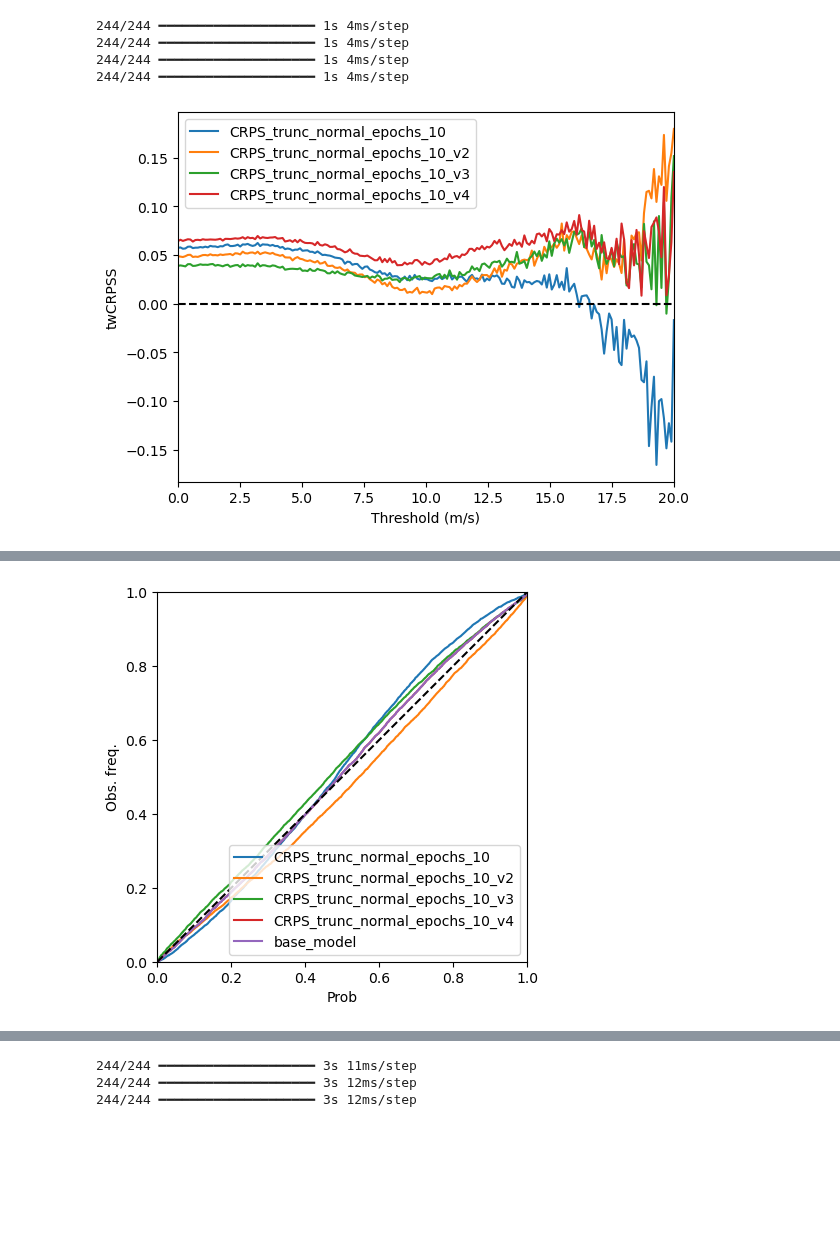
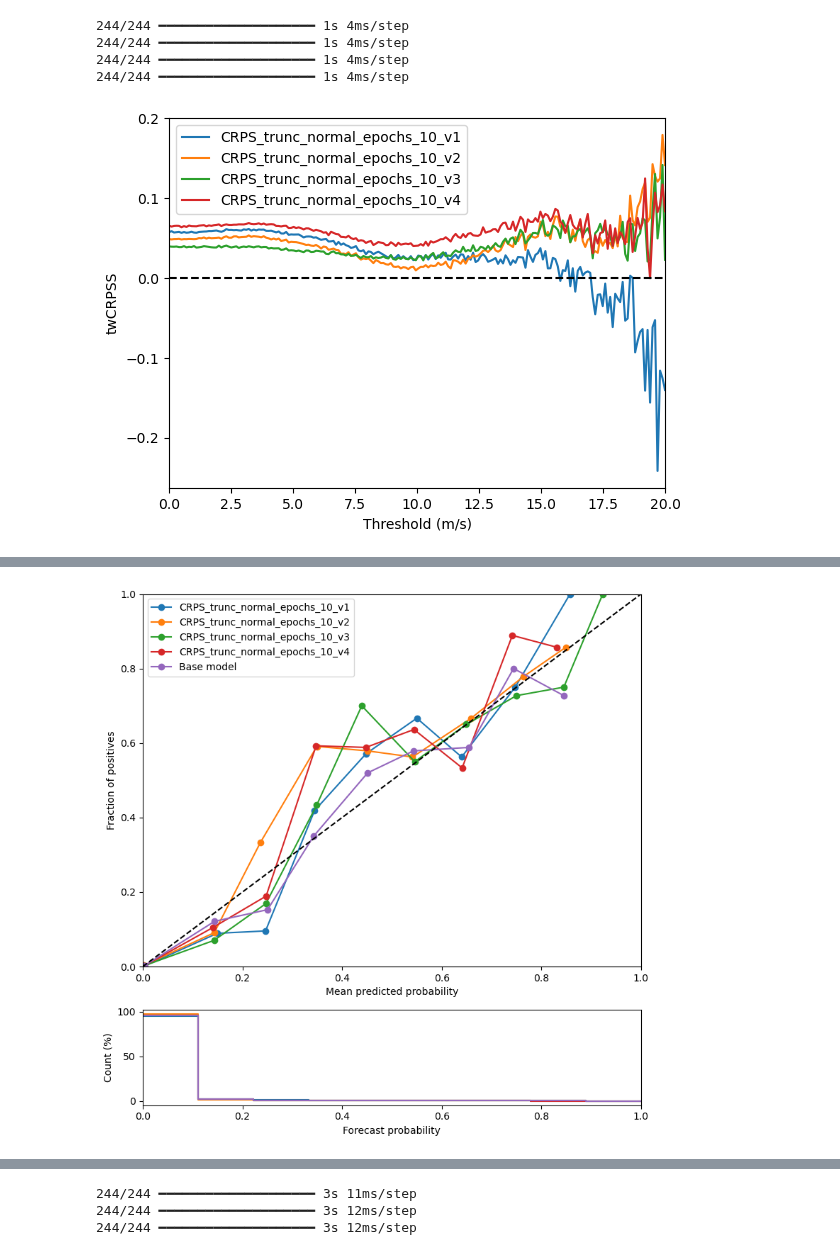
Before and after one commit to SimonHakvoort/thesiscode, a Jupyter notebook: src/nn_results/nn_results.ipynb, the cells around one changed output, grey strips where cells are left out. Cells and saved outputs as stored; diff of their text form; code cells hidden in the pictures; blank space fills up the shorter version.

Commit message:
Trained more models and made a notebook to summarize some results

```diff
--- a/src/nn_results/nn_results.ipynb
+++ b/src/nn_results/nn_results.ipynb
@@ -87,5 +136,5 @@ WARNING:tensorflow:6 out of the last 6 calls to <function TensorFlowTrainer.make
 # %%
-nn_crps_e10_models = {'CRPS_trunc_normal_epochs_10': crps_tn_e10,
+nn_crps_e10_models = {'CRPS_trunc_normal_epochs_10_v1': crps_tn_e10,
                       'CRPS_trunc_normal_epochs_10_v2': crps_tn_e10_2,
                       'CRPS_trunc_normal_epochs_10_v3': crps_tn_e10_3,
                       'CRPS_trunc_normal_epochs_10_v4': crps_tn_e10_4}
@@ -100,6 +149,11 @@ nn_crps_m_e20_models = {'CRPS_mixture_epochs_20': crps_m_e20,
 
 nn_twcrps_models = {'twCRPS_M11_STD2_C20_e15': twCRPS_M11_STD2_C20_e15,
                     'twCRPS_M11_STD02_C05_e15': twCRPS_M11_STD02_C05_e15}
+
+nn_e15_models = {'crps_tn_e15': crps_tn_e15,
+                    'crps_tn_e15_2': crps_tn_e15_2,
+                    'twCRPS_M9_STD2_C20_e15': twCRPS_M9_STD2_C20_e15,
+                    'twCRPS_M9_STD2_C20_e15_2': twCRPS_M9_STD2_C20_e15_2}
 # %%
 filepath = '/net/pc200239/nobackup/users/hakvoort/models/emos/batching/'
 
@@ -129,8 +229,8 @@ make_twcrpss_plot_tf(emos_base, nn_crps_e10_models, test_data, values)
 244/244 ━━━━━━━━━━━━━━━━━━━━ 1s 4ms/step
 244/244 ━━━━━━━━━━━━━━━━━━━━ 1s 4ms/step
 244/244 ━━━━━━━━━━━━━━━━━━━━ 1s 4ms/step
-[figure, old version]
+[figure, new version]
 # %%
-t = 0
-make_cpit_diagram_tf(nn_crps_e10_models, test_data_original, t=t, base_model=emos_base)
+t = 15
+make_reliability_and_sharpness_tf(nn_crps_e10_models, test_data, t=t, base_model=emos_base)
 # %% [output]
@@ -147 +241 @@ There are 7773 values in the PIT diagram
-[figure, old version]
+[figure, new version]
```
Also changed, not shown: parts of 22 cells of this notebook, 6 other files.
